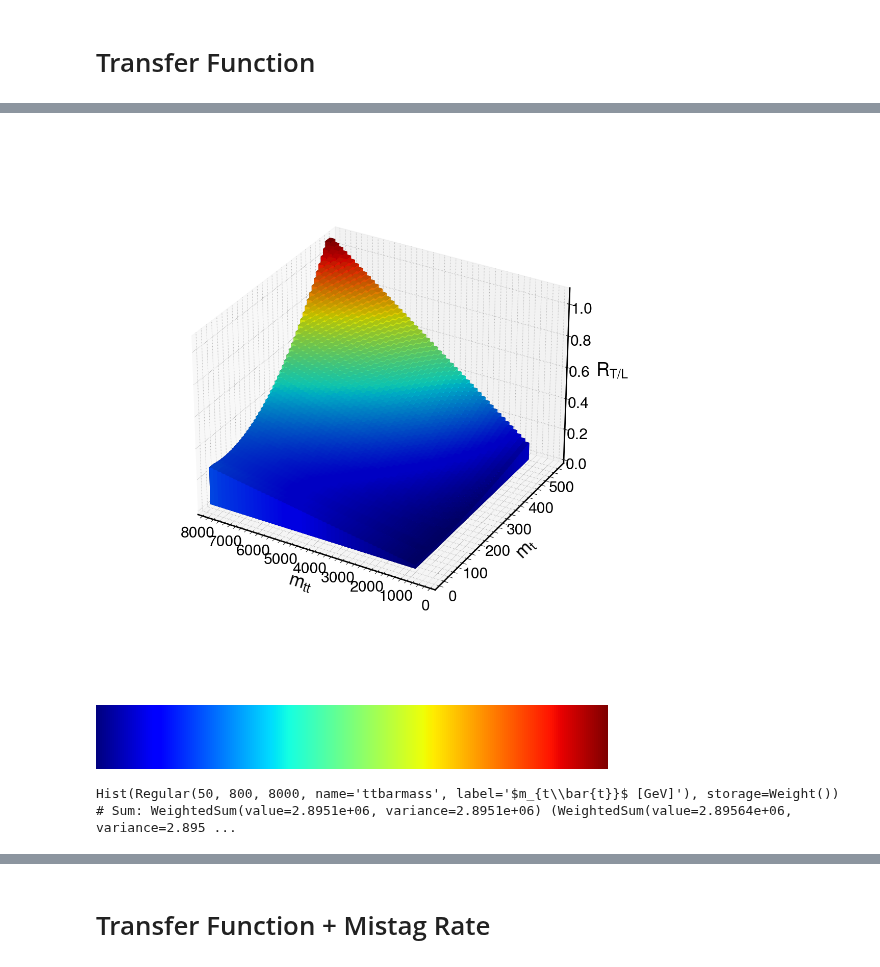
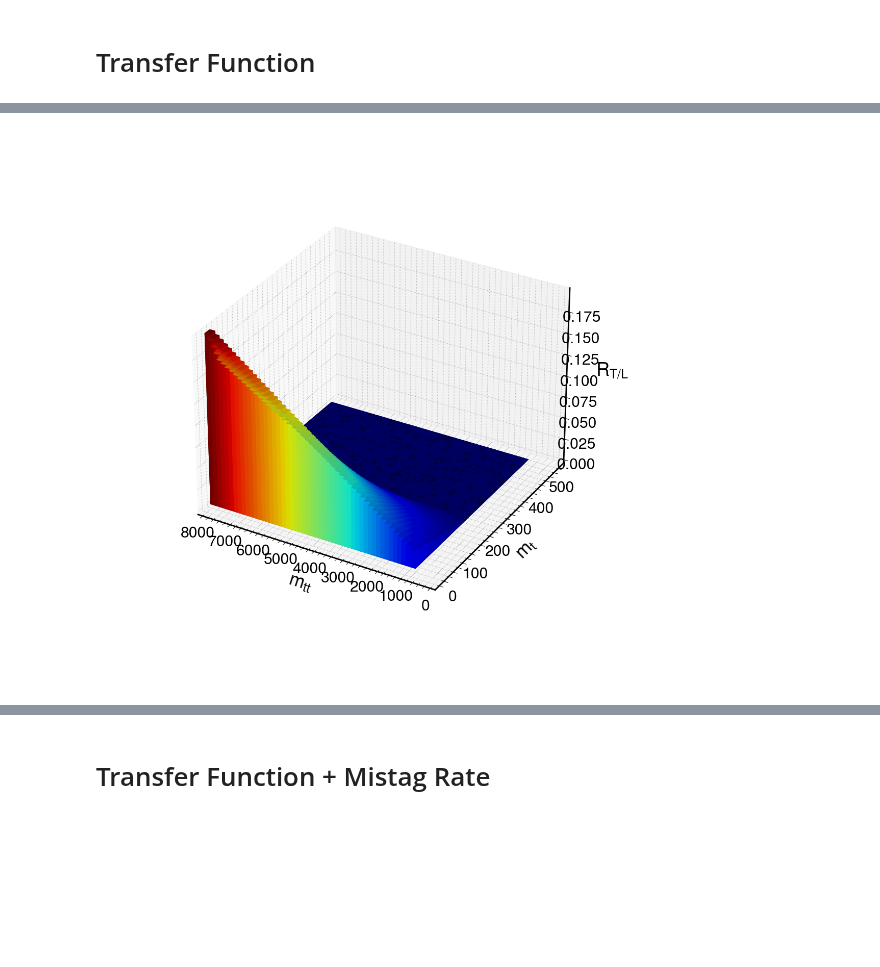
Before and after one commit to b2g-nano/TTbarAllHadUproot, a Jupyter notebook: plots/closureTestQCD.ipynb, the cells around one changed output, grey strips where cells are left out. Drawn from its saved outputs; the diff is of its cells as text; code cells hidden in the pictures; blank space fills up the shorter version.

```diff
--- a/plots/closureTestQCD.ipynb
+++ b/plots/closureTestQCD.ipynb
@@ -171,24 +154,29 @@ def rlf(x, mt, p0, p1):
 
 # pass to loose | signal to pretag
 
-def rtf(x, mt, mtt, p2, p3, p4, p5):
+def rtl(x, mt, mtt, p2, p3, p4, p5):
 
-    return x * ( (p2 + p3 * mt + p4 * mt * mt) * (p5 * mtt) )
+    return x * (p2 + p3 * mt + p4 * mt * mt) * (p5 * mtt)
 # %%
 qcd = loadCoffeaFile()
 
 
-mtt_vs_mt = qcd['mtt_vs_mt'][{'anacat':pretag_cats}][{'anacat':sum}]
+mtt_vs_mt = getHist('mtt_vs_mt', 'JetHT', False, '2016', sum_axes=[], integrate_axes={})
 
-h2dsr = qcd['mtt_vs_mt'][{'anacat':signal_cats}][{'anacat':sum}]
-h2dcr = qcd['mtt_vs_mt'][{'anacat':antitag_cats}][{'anacat':sum}]
-h2dpr = qcd['mtt_vs_mt'][{'anacat':pretag_cats}][{'anacat':sum}]
+
+
+h2dsr = mtt_vs_mt[{'anacat':signal_cats}][{'anacat':sum}]
+h2dcr = mtt_vs_mt[{'anacat':antitag_cats}][{'anacat':sum}]
+h2dpr = mtt_vs_mt[{'anacat':pretag_cats}][{'anacat':sum}]
+
+
+
 
 
 qcdsf = lumi[IOV] * qcd_xs / qcd['cutflow']['sumw']
 
-hsig_mtt = h2dsr[{'jetmass':sum}] * qcdsf
-hbkg_mtt = h2dcr[{'jetmass':sum}] * qcdsf
+hsig_mtt = h2dsr[{'jetmass':sum}]# * qcdsf
+hbkg_mtt = h2dcr[{'jetmass':sum}]# * qcdsf
 
 
 Nsr = h2dsr.values()#*qcdsf
@@ -225,11 +236,18 @@ f_rlf = rlf(np.ones_like(Ncr), mt, p0, p1)
 # pass to loose | signal to pretag
 
 
-popt, pcov = curve_fit(lambda x, p2, p3, p4, p5: rtf(x, f_mt, f_mtt, p2, p3, p4, p5),
+y = np.where(f_npr > 0, f_nsr/f_npr, 0)
+
+
+
+
+
+popt, pcov = curve_fit(lambda x, p2, p3, p4, p5: rtl(x, f_mt, f_mtt, p2, p3, p4, p5),
                        f_npr,
                        f_nsr,
-                       p0=[1,1,1,1])
+                       p0=[1,1,1,1], bounds=[-10,10])
+
 
 p2, p3, p4, p5 = popt
 
-f_rtf = rtf(np.ones_like(Ncr), mt, mtt, p2, p3, p4, p5)
+f_rtl = rtl(np.ones_like(Ncr), mt, mtt, p2, p3, p4, p5)
@@ -269,37 +289,37 @@ ax1.dist = 12
 # %%
 fig = plt.figure(figsize=(15, 14))
 ax1 = fig.add_subplot(projection='3d')
 
-x = f_mtt
-y = f_mt
+x = mtt.flatten()#f_mtt
+y = mt.flatten()#f_mt
 
-z = f_rtf.flatten()
+z = f_rtl.flatten()
+z = np.where(z < 0, 0, z)
 
 bottom = np.zeros_like(z) #mtt_vs_mt.values()[1]
 
 dx = 200
 dy = 20
 
 cmap = plt.cm.get_cmap('jet')
 hmax = np.max(z)
 hmin = np.min(z)
 
+# hmin = 0.0
+# hmax = 0.05
 rgba = [cmap((k-hmin)/hmax) for k in z]
 
 ax1.bar3d(x, y, bottom, dx, dy, z, color=rgba)#, zorder=0)
 ax1.set_xlim(8000,0)
+# ax1.set_zlim(0.01,0.12)
 
 ax1.zaxis.set_rotate_label(False)
 ax1.set_xlabel(r'$m_{tt}$', labelpad=20, loc='right')
 ax1.set_ylabel(r'$m_t$', labelpad=20)
 ax1.set_zlabel(r'$R_{T/L}$', labelpad=30)#, loc='top')#, rotation=180)
 
 ax1.dist = 13
 
 plt.show()
 # %% [output]
-[figure, old version]
+[figure, new version]
-# %%
-plt.cm.get_cmap('jet')
-# %% [output]
-[figure, removed]
@@ -312,4 +325,0 @@ ht_mtt = (htf['ttbarmass'] + htg['ttbarmass'] + hth['ttbarmass'])[{'anacat':anti
-# %%
-ht_mtt
-# %% [output]
-Hist(Regular(50, 800, 8000, name='ttbarmass', label='$m_{t\\bar{t}}$ [GeV]'), storage=Weight()) # Sum: WeightedSum(value=2.8951e+06, variance=2.8951e+06) (WeightedSum(value=2.89564e+06, variance=2.895 ...
```
Also changed, not shown: parts of 17 cells of this notebook, 1 other file.
